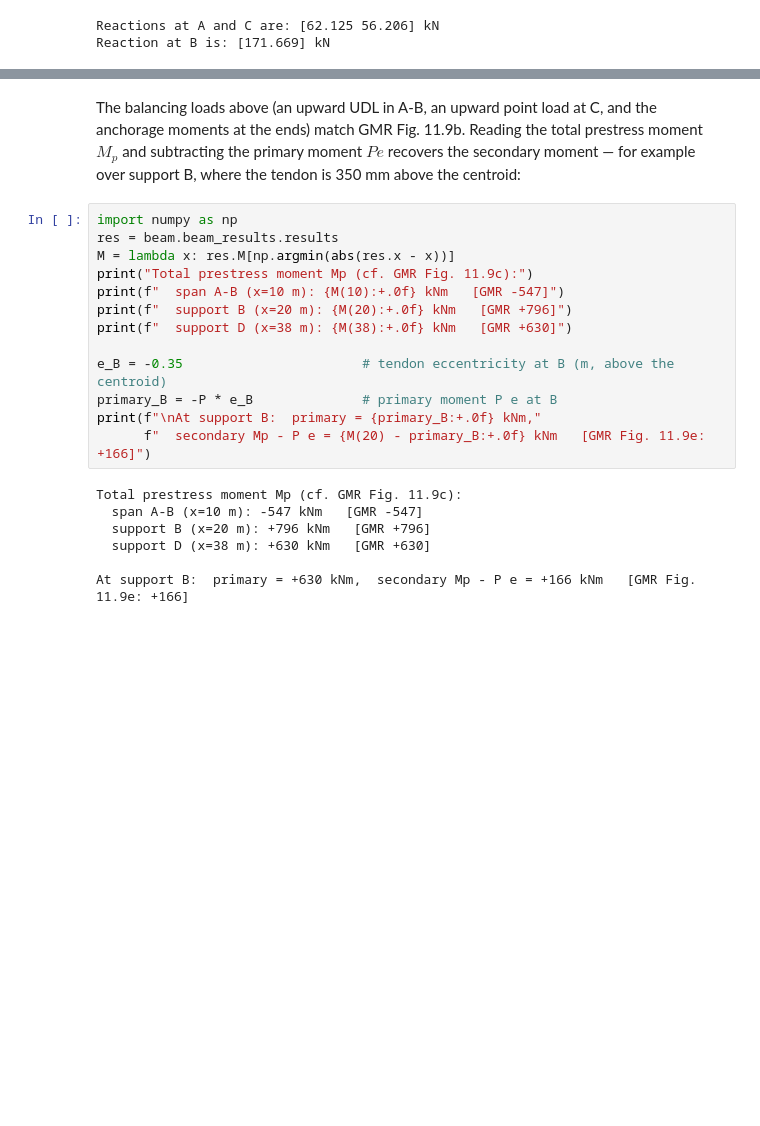
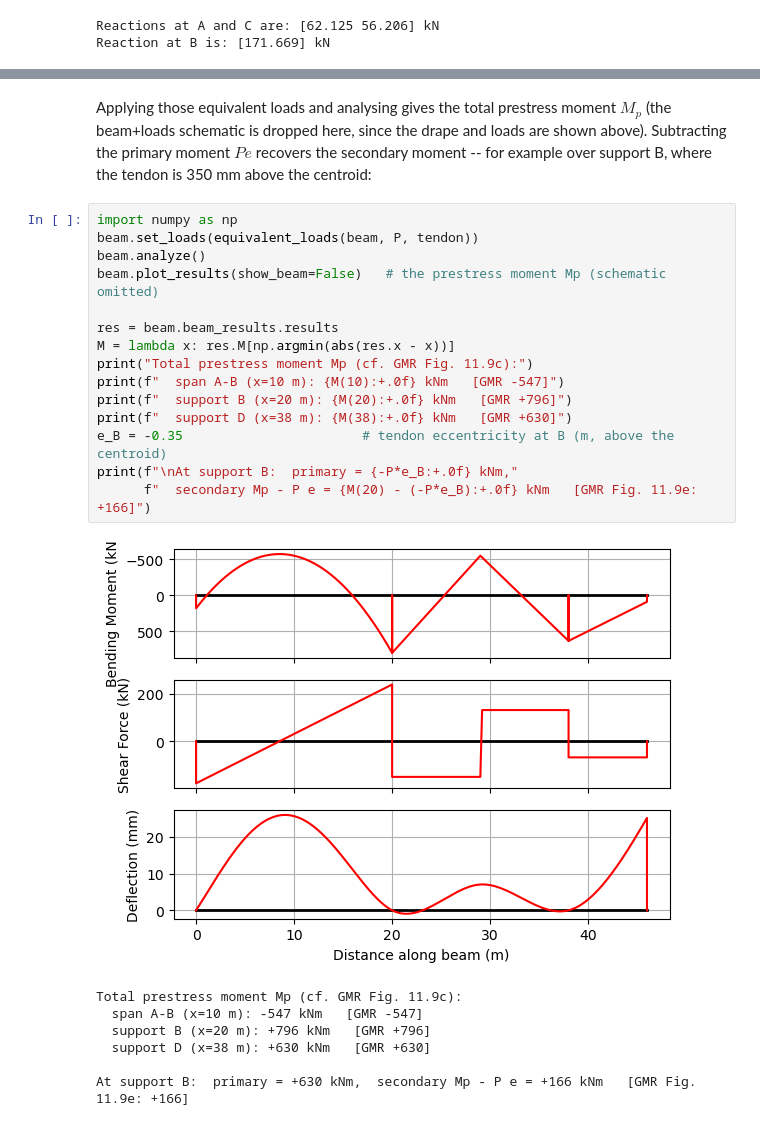
Before and after one commit to ccaprani/pycba, a Jupyter notebook: docs/source/notebooks/intro.ipynb, the cells around one changed output, grey strips where cells are left out. Saved outputs shown, nothing was run; the diff lists cells and outputs as text; blank space fills up the shorter version.

```diff
--- a/docs/source/notebooks/intro.ipynb
+++ b/docs/source/notebooks/intro.ipynb
@@ -352,19 +347,22 @@ beam.plot_results()   # schematic: the balancing loads; M panel: the prestress m
 # %% [markdown]
-The balancing loads above (an upward UDL in A-B, an upward point load at C, and the anchorage moments at the ends) match GMR Fig. 11.9b. Reading the total prestress moment $M_p$ and subtracting the primary moment $P e$ recovers the secondary moment — for example over support B, where the tendon is 350 mm above the centroid:
+Applying those equivalent loads and analysing gives the total prestress moment $M_p$ (the beam+loads schematic is dropped here, since the drape and loads are shown above). Subtracting the primary moment $P e$ recovers the secondary moment -- for example over support B, where the tendon is 350 mm above the centroid:
 # %%
 import numpy as np
+beam.set_loads(equivalent_loads(beam, P, tendon))
+beam.analyze()
+beam.plot_results(show_beam=False)   # the prestress moment Mp (schematic omitted)
+
 res = beam.beam_results.results
 M = lambda x: res.M[np.argmin(abs(res.x - x))]
 print("Total prestress moment Mp (cf. GMR Fig. 11.9c):")
 print(f"  span A-B (x=10 m): {M(10):+.0f} kNm   [GMR -547]")
 print(f"  support B (x=20 m): {M(20):+.0f} kNm   [GMR +796]")
 print(f"  support D (x=38 m): {M(38):+.0f} kNm   [GMR +630]")
-
 e_B = -0.35                       # tendon eccentricity at B (m, above the centroid)
-primary_B = -P * e_B              # primary moment P e at B
-print(f"\nAt support B:  primary = {primary_B:+.0f} kNm,"
-      f"  secondary Mp - P e = {M(20) - primary_B:+.0f} kNm   [GMR Fig. 11.9e: +166]")
+print(f"\nAt support B:  primary = {-P*e_B:+.0f} kNm,"
+      f"  secondary Mp - P e = {M(20) - (-P*e_B):+.0f} kNm   [GMR Fig. 11.9e: +166]")
 # %% [output]
+[figure, added]
 Total prestress moment Mp (cf. GMR Fig. 11.9c):
   span A-B (x=10 m): -547 kNm   [GMR -547]
   support B (x=20 m): +796 kNm   [GMR +796]
```
Also changed, not shown: parts of 2 cells of this notebook, 4 other files.
